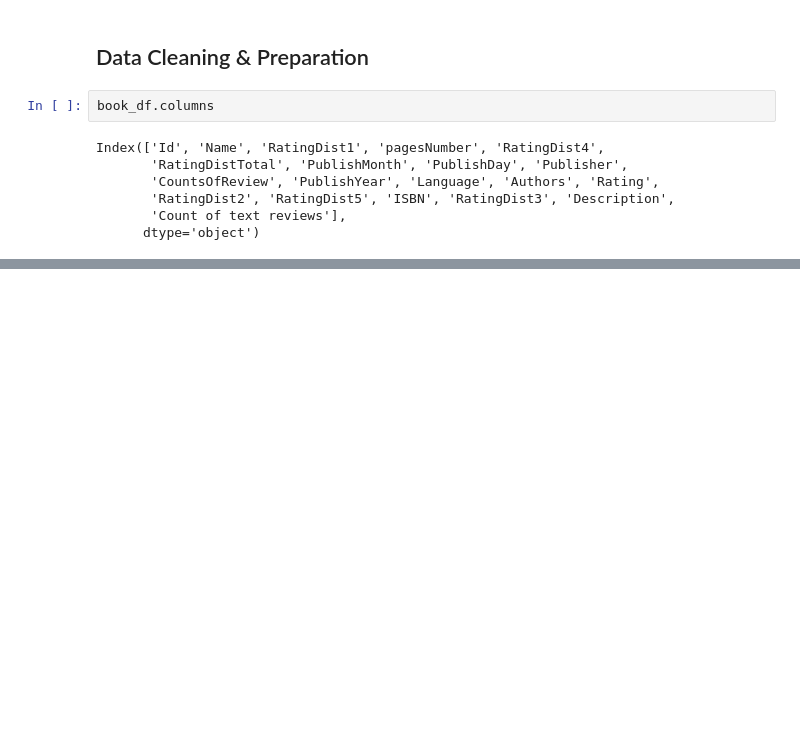
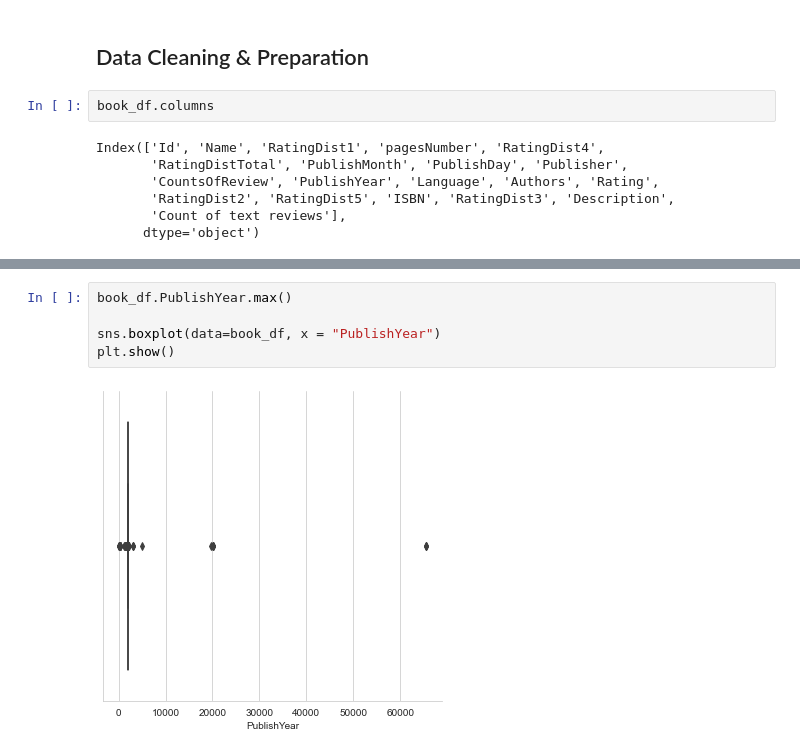
Before and after one commit to raydiwill/goodreads-portfolio, a Jupyter notebook: EDA.ipynb, the cells around one changed output, grey strips where cells are left out. Saved outputs shown, nothing was run; the diff lists cells and outputs as text; blank space fills up the shorter version.

```diff
--- a/EDA.ipynb
+++ b/EDA.ipynb
@@ -84,0 +125,7 @@ plt.show()
+# %%
+book_df.PublishYear.max()
+
+sns.boxplot(data=book_df, x = "PublishYear")
+plt.show()
+# %% [output]
+[figure, added]
```
Also changed, not shown: parts of 13 cells of this notebook.
